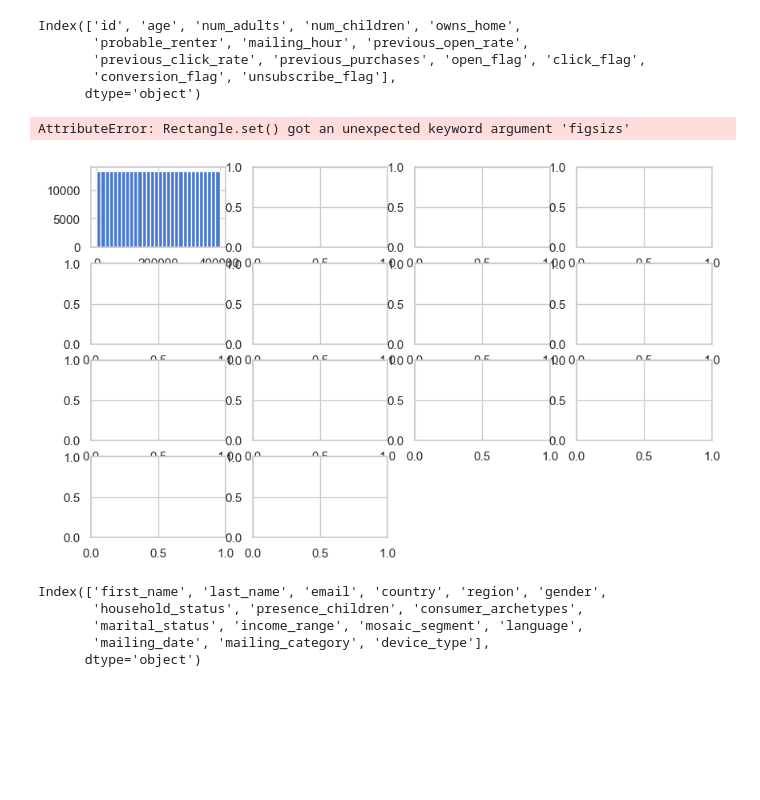
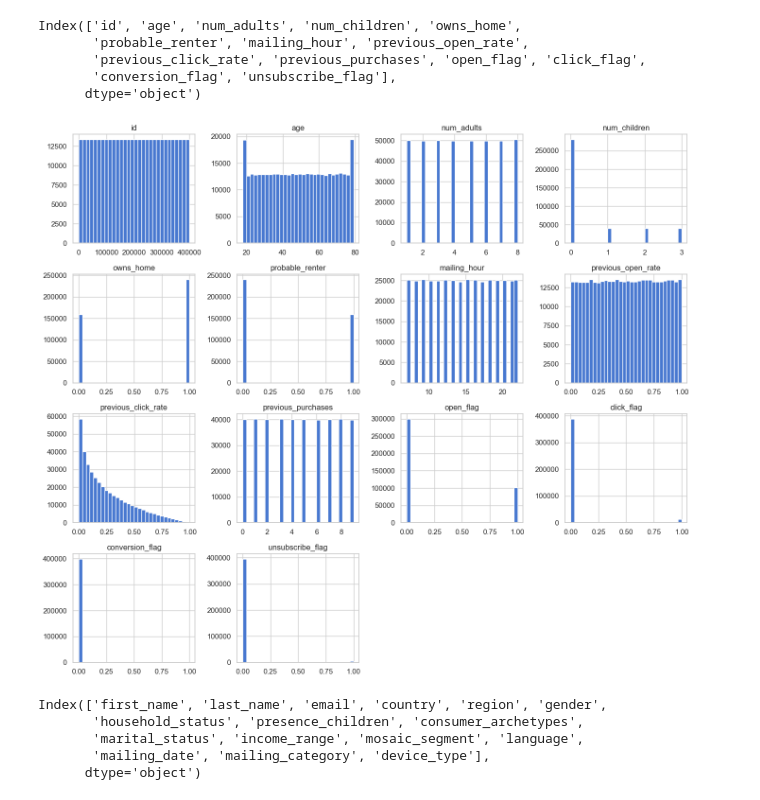
Before and after one commit to BeastAJ89/email-marketing-campaign-analytics, a Jupyter notebook: notebooks/01_eda.ipynb, the cells around one changed output. Saved outputs shown, nothing was run; the diff lists cells and outputs as text; code cells hidden in the pictures; blank space fills up the shorter version.

```diff
--- a/notebooks/01_eda.ipynb
+++ b/notebooks/01_eda.ipynb
@@ -101,12 +101,11 @@ Index(['id', 'age', 'num_adults', 'num_children', 'owns_home',
        'conversion_flag', 'unsubscribe_flag'],
       dtype='object')
 # %%
-df[num_cols].hist(bins=30, figsizs=(14,12))
+df[num_cols].hist(bins=30, figsize=(14,12))
 plt.tight_layout()
 plt.show()
 # %% [output]
-AttributeError: Rectangle.set() got an unexpected keyword argument 'figsizs'
-[figure, old version]
+[figure, new version]
 # %%
 cat_cols = df.select_dtypes(include=['object']).columns
 cat_cols
```
Also changed, not shown: parts of 5 cells of this notebook, 11 other files.
